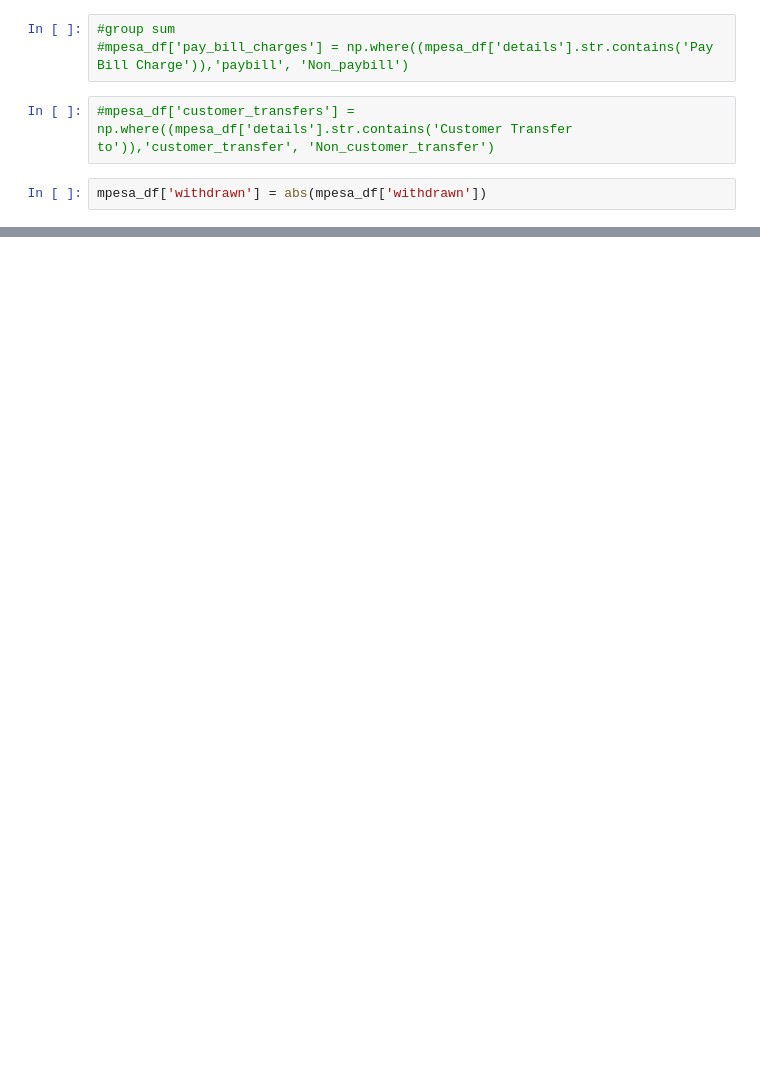
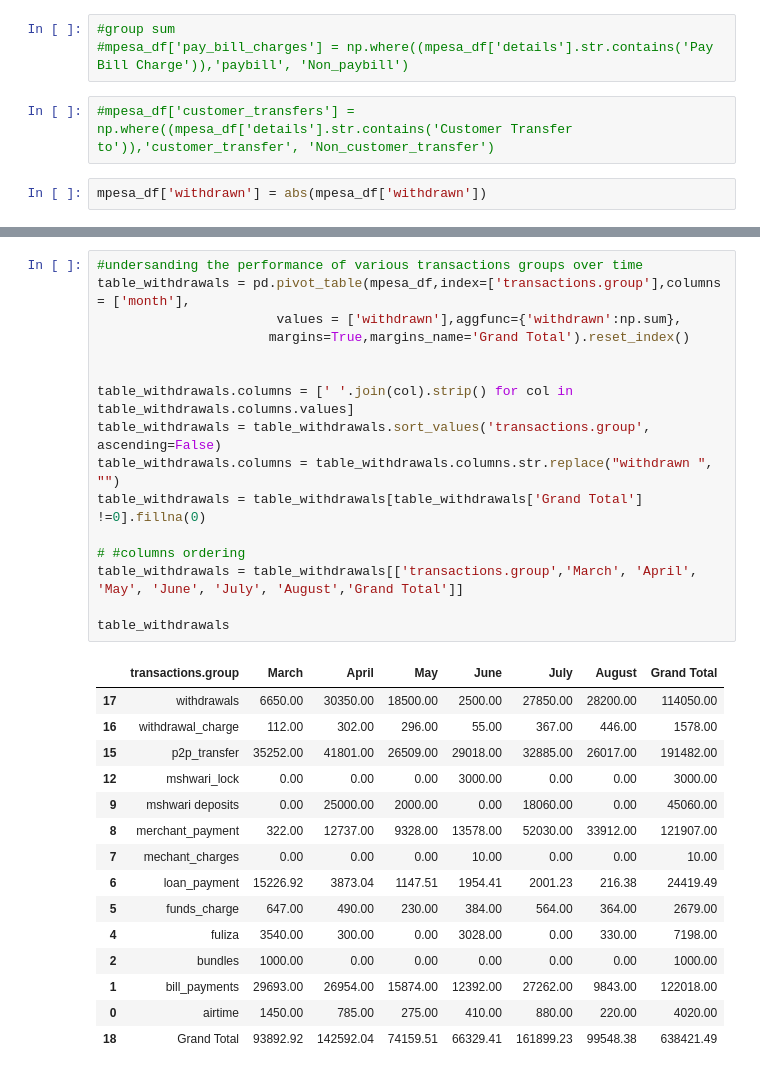
Before and after one commit to LangatGilbert/100daysofcode, a Jupyter notebook: mpesa_analysis/code/file extraction in pdf.ipynb, the cells around one changed output, grey strips where cells are left out. Drawn from its saved outputs; the diff is of its cells as text; blank space fills up the shorter version.

```diff
--- a/mpesa_analysis/code/file extraction in pdf.ipynb
+++ b/mpesa_analysis/code/file extraction in pdf.ipynb
@@ -305,0 +399,32 @@ mpesa_df[mpesa_df['text_grouping']=='error']
+# %%
+#undersanding the performance of various transactions groups over time
+table_withdrawals = pd.pivot_table(mpesa_df,index=['transactions.group'],columns = ['month'],
+                       values = ['withdrawn'],aggfunc={'withdrawn':np.sum},
+                      margins=True,margins_name='Grand Total').reset_index()
+
+
+table_withdrawals.columns = [' '.join(col).strip() for col in table_withdrawals.columns.values]
+table_withdrawals = table_withdrawals.sort_values('transactions.group', ascending=False)
+table_withdrawals.columns = table_withdrawals.columns.str.replace("withdrawn ", "")
+table_withdrawals = table_withdrawals[table_withdrawals['Grand Total'] !=0].fillna(0)
+
+# #columns ordering
+table_withdrawals = table_withdrawals[['transactions.group','March', 'April', 'May', 'June', 'July', 'August','Grand Total']]
+
+table_withdrawals
+# %% [output]
+|  | transactions.group | March | April | May | June | July | August | Grand Total |
+| 17 | withdrawals | 6650.00 | 30350.00 | 18500.00 | 2500.00 | 27850.00 | 28200.00 | 114050.00 |
+| 16 | withdrawal_charge | 112.00 | 302.00 | 296.00 | 55.00 | 367.00 | 446.00 | 1578.00 |
+| 15 | p2p_transfer | 35252.00 | 41801.00 | 26509.00 | 29018.00 | 32885.00 | 26017.00 | 191482.00 |
+| 12 | mshwari_lock | 0.00 | 0.00 | 0.00 | 3000.00 | 0.00 | 0.00 | 3000.00 |
+| 9 | mshwari deposits | 0.00 | 25000.00 | 2000.00 | 0.00 | 18060.00 | 0.00 | 45060.00 |
+| 8 | merchant_payment | 322.00 | 12737.00 | 9328.00 | 13578.00 | 52030.00 | 33912.00 | 121907.00 |
+| 7 | mechant_charges | 0.00 | 0.00 | 0.00 | 10.00 | 0.00 | 0.00 | 10.00 |
+| 6 | loan_payment | 15226.92 | 3873.04 | 1147.51 | 1954.41 | 2001.23 | 216.38 | 24419.49 |
+| 5 | funds_charge | 647.00 | 490.00 | 230.00 | 384.00 | 564.00 | 364.00 | 2679.00 |
+| 4 | fuliza | 3540.00 | 300.00 | 0.00 | 3028.00 | 0.00 | 330.00 | 7198.00 |
+| 2 | bundles | 1000.00 | 0.00 | 0.00 | 0.00 | 0.00 | 0.00 | 1000.00 |
+| 1 | bill_payments | 29693.00 | 26954.00 | 15874.00 | 12392.00 | 27262.00 | 9843.00 | 122018.00 |
+| 0 | airtime | 1450.00 | 785.00 | 275.00 | 410.00 | 880.00 | 220.00 | 4020.00 |
+| 18 | Grand Total | 93892.92 | 142592.04 | 74159.51 | 66329.41 | 161899.23 | 99548.38 | 638421.49 |
```
Also changed, not shown: parts of 33 cells of this notebook, 7 other files.
